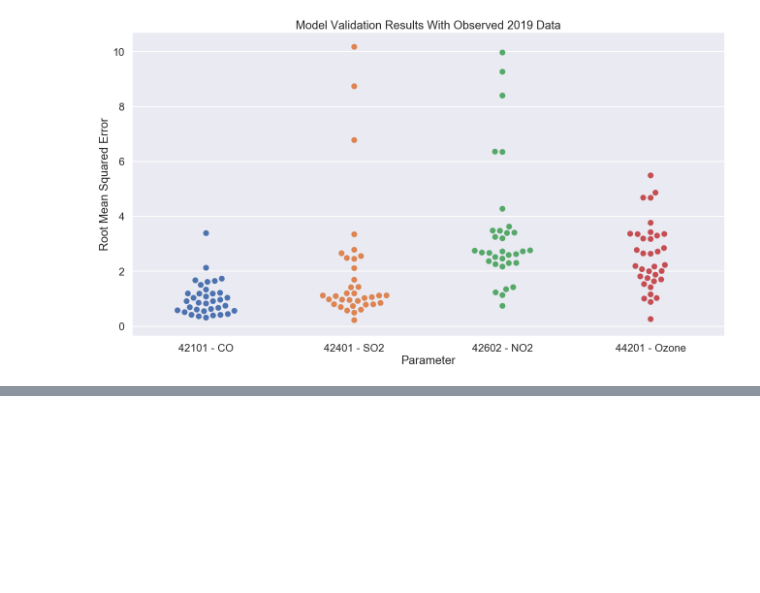
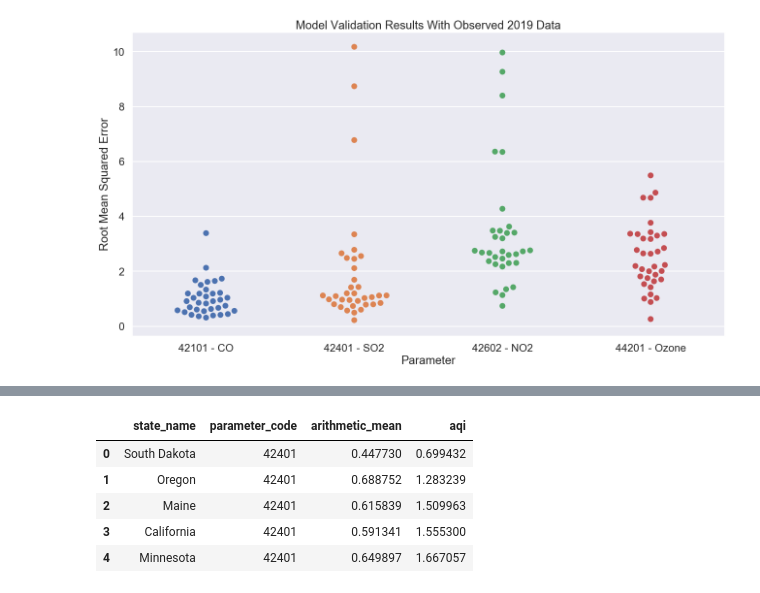
Before and after one commit to bbjornstad/air-pollution-prediction, a Jupyter notebook: data_analysis_2.ipynb, the cells around one changed output, grey strips where cells are left out. Saved outputs shown, nothing was run; the diff lists cells and outputs as text; code cells hidden in the pictures; blank space fills up the shorter version.

```diff
--- a/data_analysis_2.ipynb
+++ b/data_analysis_2.ipynb
@@ -562,0 +597,10 @@ rmse_val_fig.savefig('plots/model_validation_2019_swarm.png')
+# %%
+so2_air_results = air_results_by_param.loc[air_results_by_param.parameter_code == 42401]
+so2_air_results.head()
+# %% [output]
+|  | state_name | parameter_code | arithmetic_mean | aqi |
+| 0 | South Dakota | 42401 | 0.447730 | 0.699432 |
+| 1 | Oregon | 42401 | 0.688752 | 1.283239 |
+| 2 | Maine | 42401 | 0.615839 | 1.509963 |
+| 3 | California | 42401 | 0.591341 | 1.555300 |
+| 4 | Minnesota | 42401 | 0.649897 | 1.667057 |
```
Also changed, not shown: parts of 6 cells of this notebook.
